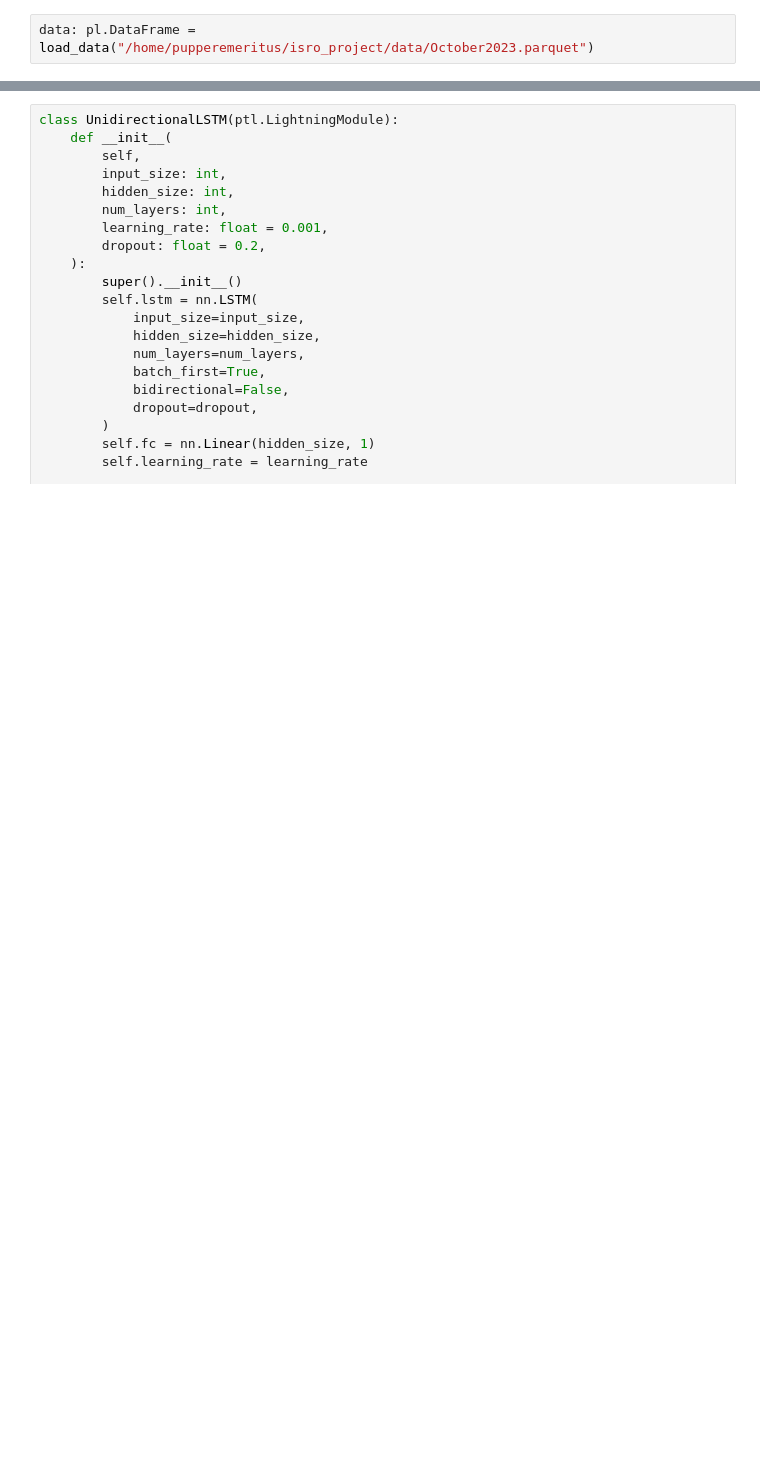
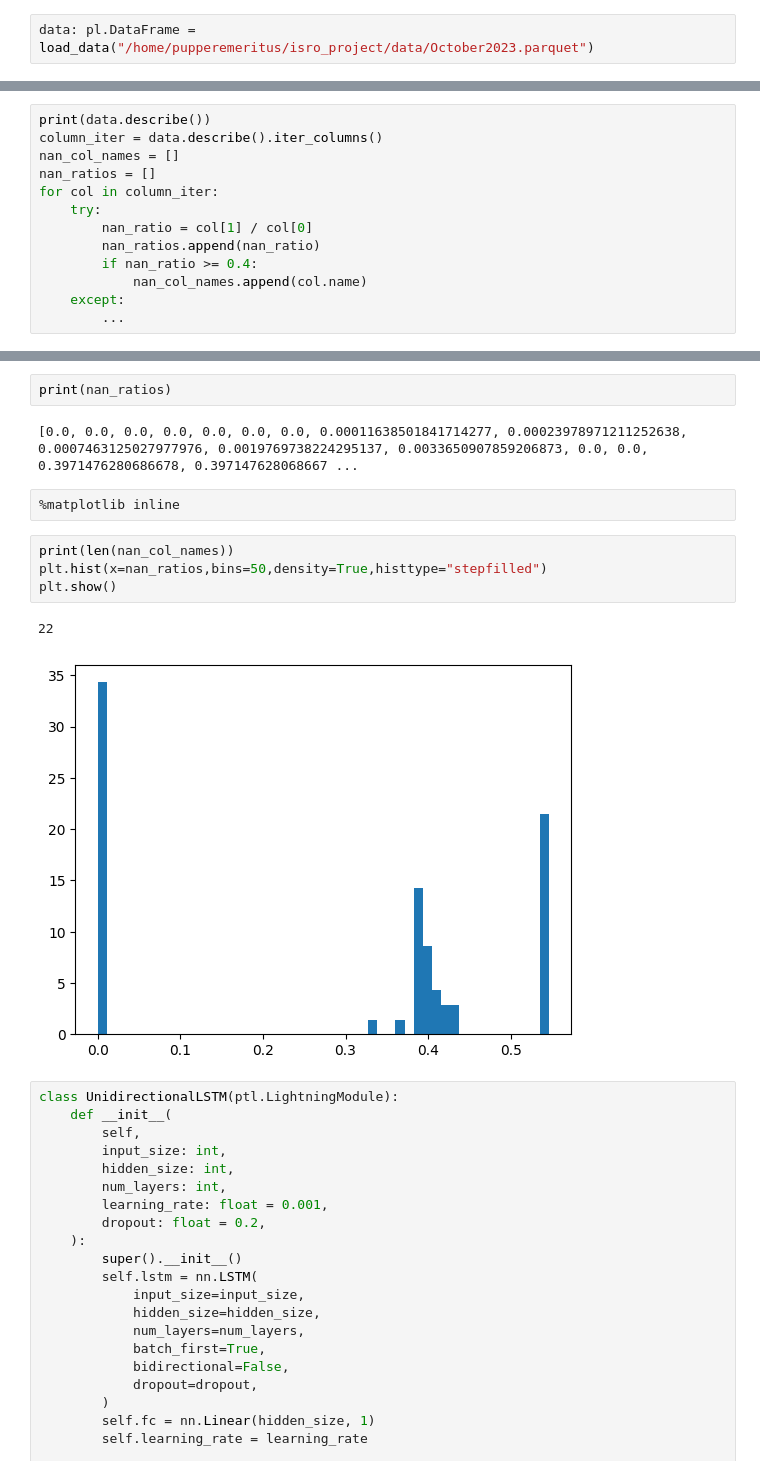
Before and after one commit to pupperemeritus/isro_project, a Jupyter notebook: lstm.ipynb, the cells around one changed output, grey strips where cells are left out. Cells and saved outputs as stored; diff of their text form; blank space fills up the shorter version.

Commit message:
Handled columns with excessive nulls

```diff
--- a/lstm.ipynb
+++ b/lstm.ipynb
@@ -51,0 +38,13 @@ shape: (9, 68)
+# %%
+print(data.describe())
+column_iter = data.describe().iter_columns()
+nan_col_names = []
+nan_ratios = []
+for col in column_iter:
+    try:
+        nan_ratio = col[1] / col[0]
+        nan_ratios.append(nan_ratio)
+        if nan_ratio >= 0.4:
+            nan_col_names.append(col.name)
+    except:
+        ...
@@ -52,3 +69,16 @@ shape: (9, 68)
+# %%
+print(nan_ratios)
+# %% [output]
+[0.0, 0.0, 0.0, 0.0, 0.0, 0.0, 0.0, 0.00011638501841714277, 0.00023978971211252638, 0.0007463125027977976, 0.0019769738224295137, 0.0033650907859206873, 0.0, 0.0, 0.3971476280686678, 0.397147628068667 ...
+# %%
+%matplotlib inline
+# %%
+print(len(nan_col_names))
+plt.hist(x=nan_ratios,bins=50,density=True,histtype="stepfilled")
+plt.show()
+# %% [output]
+22
+[figure, added]
 # %%
 class UnidirectionalLSTM(ptl.LightningModule):
     def __init__(
```
Also changed, not shown: parts of 6 cells of this notebook, 1 other file.
